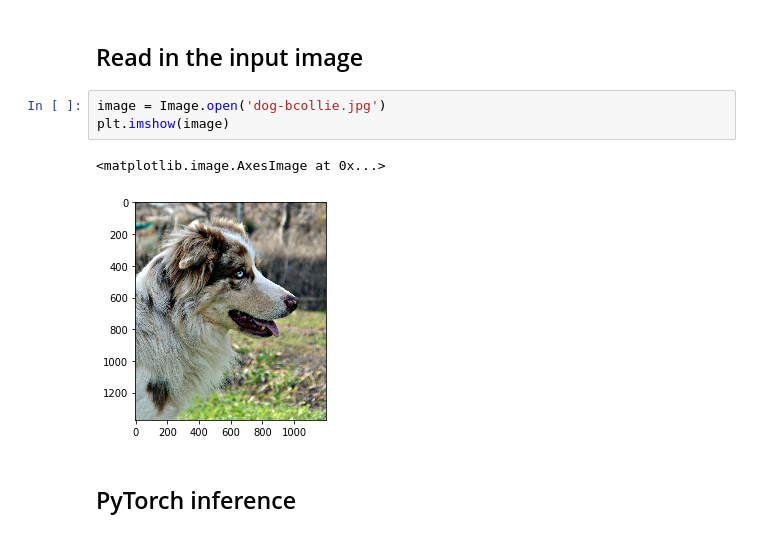
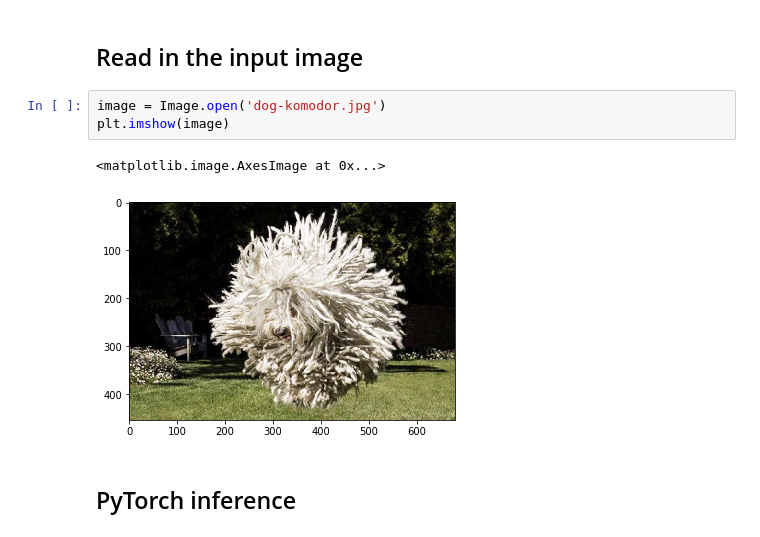
Before and after one commit to tzaumiaan/openvino_porting, a Jupyter notebook: pytorch_onnx_openvino.ipynb, the cells around one changed output. Drawn from its saved outputs; the diff is of its cells as text.

```diff
--- a/pytorch_onnx_openvino.ipynb
+++ b/pytorch_onnx_openvino.ipynb
@@ -57,11 +57,11 @@ print(list(labelmap.values())[:10])
 # %% [markdown]
 ## Read in the input image
 # %%
-image = Image.open('dog-bcollie.jpg')
+image = Image.open('dog-komodor.jpg')
 plt.imshow(image)
 # %% [output]
 <matplotlib.image.AxesImage at 0x...>
-[figure, old version]
+[figure, new version]
 # %% [markdown]
 ## PyTorch inference
 # %%
```
Also changed, not shown: parts of 5 cells of this notebook.
